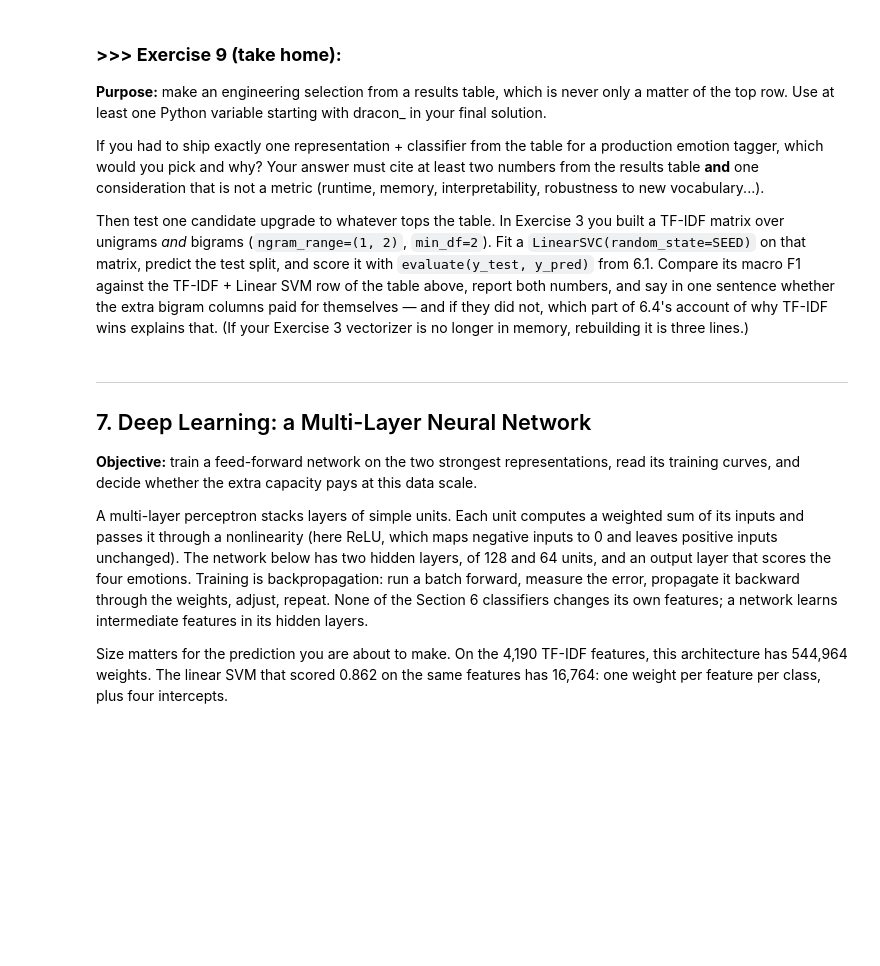
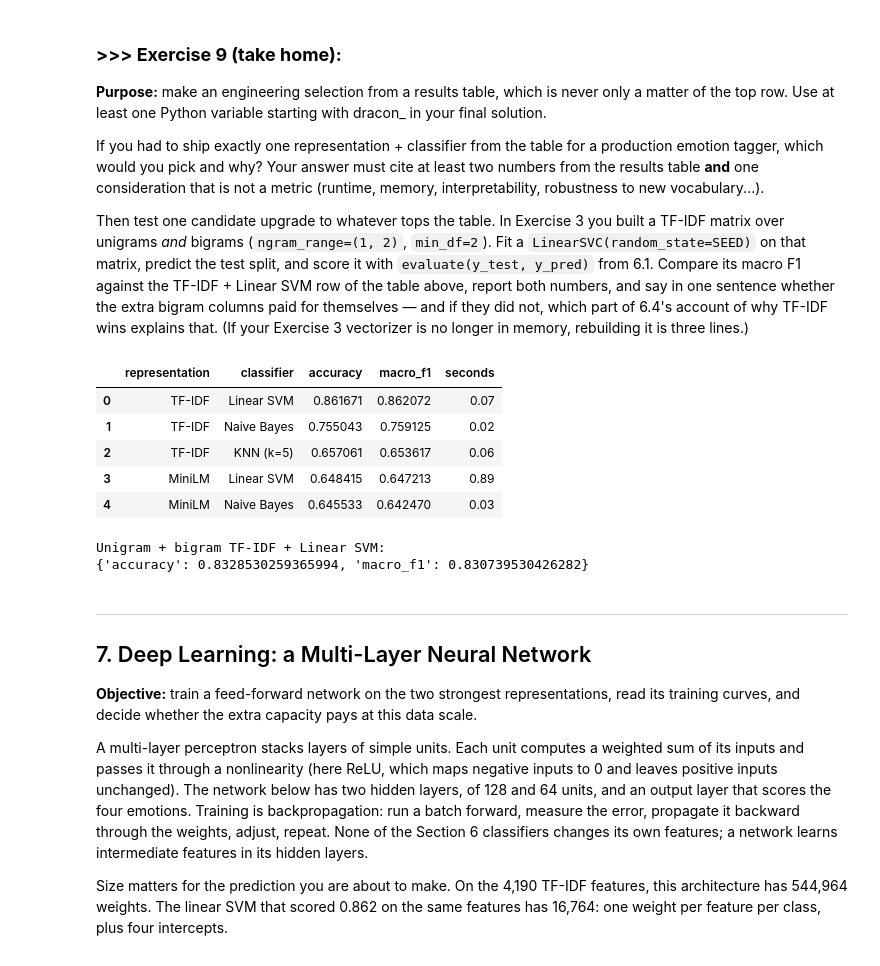
Before and after one commit to FarRail/DM2026-Lab2-Exercise, a Jupyter notebook: DM2026-Lab2-Master.ipynb, the cells around one changed output. Cells and saved outputs as stored; diff of their text form; code cells hidden in the pictures; blank space fills up the shorter version.

```diff
--- a/DM2026-Lab2-Master.ipynb
+++ b/DM2026-Lab2-Master.ipynb
@@ -1429,6 +1502,32 @@ If you had to ship exactly one representation + classifier from the table for a
 Then test one candidate upgrade to whatever tops the table. In Exercise 3 you built a TF-IDF matrix over unigrams *and* bigrams (`ngram_range=(1, 2)`, `min_df=2`). Fit a `LinearSVC(random_state=SEED)` on that matrix, predict the test split, and score it with `evaluate(y_test, y_pred)` from 6.1. Compare its macro F1 against the TF-IDF + Linear SVM row of the table above, report both numbers, and say in one sentence whether the extra bigram columns paid for themselves — and if they did not, which part of 6.4's account of why TF-IDF wins explains that. (If your Exercise 3 vectorizer is no longer in memory, rebuilding it is three lines.)
 # %%
 #Answer here
+
+# Get the unigram baseline from the results table
+display(results_df.head())
+
+# Reuse the unigram + bigram matrices from Exercise 3
+bigram_svm = LinearSVC(random_state=SEED)
+bigram_svm.fit(bigram_train, y_train)
+bigram_predictions = bigram_svm.predict(bigram_test)
+
+print("Unigram + bigram TF-IDF + Linear SVM:")
+print(evaluate(y_test, bigram_predictions))
+
+# I would ship unigram TF-IDF with Linear SVM because it got 86.17% test accuracy and a macro F1 of 0.8621. I can also inspect the model's weights
+# to see which words push a prediction toward each emotion
+
+# The extra 8,505 bigram features did not pay off because macro F1 dropped from 0.8621 to 0.8307, which fits Section 6.4's explanation that single
+# words like "furious" and "terrified" already give the model strong clues
+# %% [output]
+|  | representation | classifier | accuracy | macro_f1 | seconds |
+| 0 | TF-IDF | Linear SVM | 0.861671 | 0.862072 | 0.07 |
+| 1 | TF-IDF | Naive Bayes | 0.755043 | 0.759125 | 0.02 |
+| 2 | TF-IDF | KNN (k=5) | 0.657061 | 0.653617 | 0.06 |
+| 3 | MiniLM | Linear SVM | 0.648415 | 0.647213 | 0.89 |
+| 4 | MiniLM | Naive Bayes | 0.645533 | 0.642470 | 0.03 |
+Unigram + bigram TF-IDF + Linear SVM:
+{'accuracy': 0.8328530259365994, 'macro_f1': 0.830739530426282}
 # %% [markdown]
 ---
 ## 7. Deep Learning: a Multi-Layer Neural Network
```
Also changed, not shown: parts of 23 cells of this notebook.
